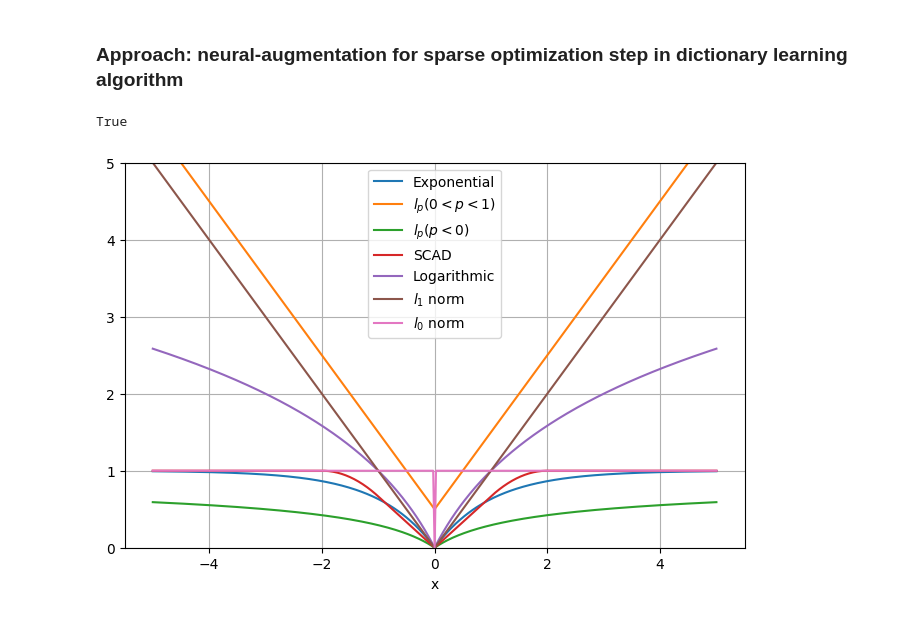
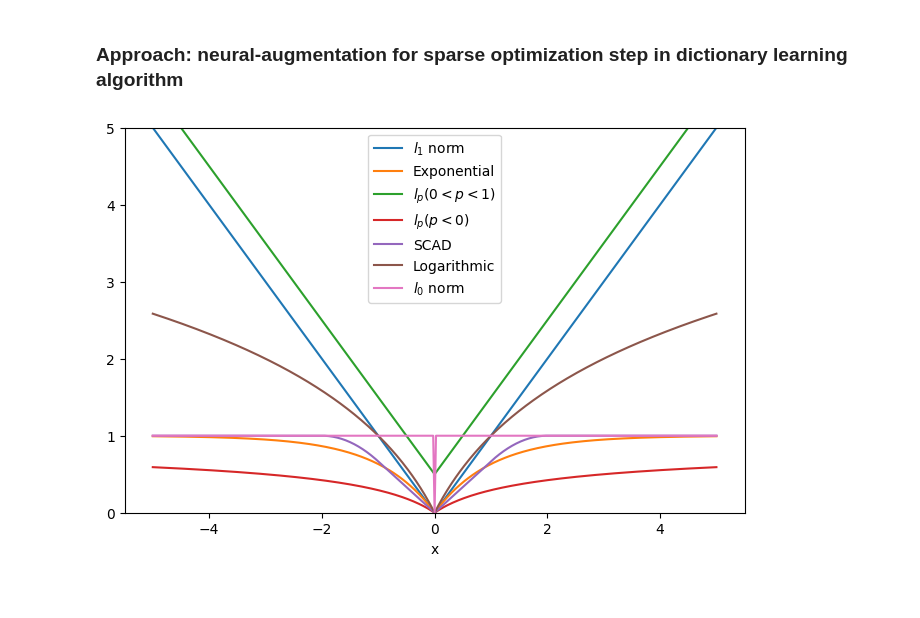
Before and after one commit to LeoDiNino97/NonconvexSparseLearningUnrolledSCA, a Jupyter notebook: Dictionary Learning/DL_primer.ipynb, the cells around one changed output. Drawn from its saved outputs; the diff is of its cells as text; code cells hidden in the pictures.

```diff
--- a/Dictionary Learning/DL_primer.ipynb
+++ b/Dictionary Learning/DL_primer.ipynb
@@ -144,40 +143,36 @@ def SCADSURROGATE(x, theta, a):
 
 def logSURROGATE(x, theta):
     return (np.log(1 + theta * np.abs(x))) / (np.log(1 + theta))
-# %%
-0 in np.linspace(-5, 5, 401)
-# %% [output]
-True
 # %%
 # Parameters
 theta = 1
 eps = 0.5
 a = 2
 p = - 0.5
 x_values = np.linspace(-5, 5, 401)
 
 exp_values = expSURROGATE(x_values, theta)
 pNeg_values = pPosSURROGATE(x_values, eps, theta)
 pPos_values = pNegSURROGATE(x_values, theta, p)
 scad_values = np.array([SCADSURROGATE(x, theta, a) for x in x_values])
 log_values = logSURROGATE(x_values, theta)
 
 plt.figure(figsize=(8, 5))
 
+plt.plot(x_values, np.abs(x_values), label = '$l_1$ norm')
 plt.plot(x_values, exp_values, label='Exponential')
 plt.plot(x_values, pNeg_values, label='$l_p (0 < p < 1)$')
 plt.plot(x_values, pPos_values, label='$l_p (p < 0)$')
 plt.plot(x_values, scad_values, label='SCAD')
 plt.plot(x_values, log_values, label='Logarithmic')
-plt.plot(x_values, np.abs(x_values), label = '$l_1$ norm')
 plt.plot(x_values, (x_values != 0), label = '$l_0$ norm')
 plt.ylim((0,5))
+
 plt.xlabel('x')
 plt.legend()
-plt.grid(True)
 plt.show()
 # %% [output]
-[figure, old version]
+[figure, new version]
 # %%
 # Parametrization for the surrogates
 
```
Also changed, not shown: parts of 30 cells of this notebook.
